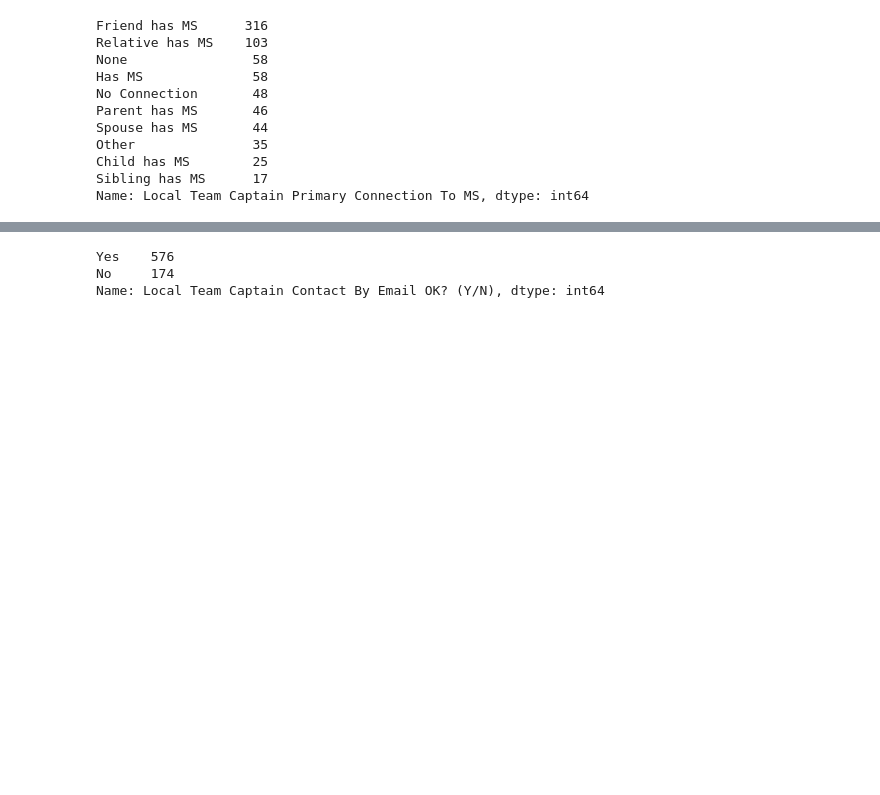
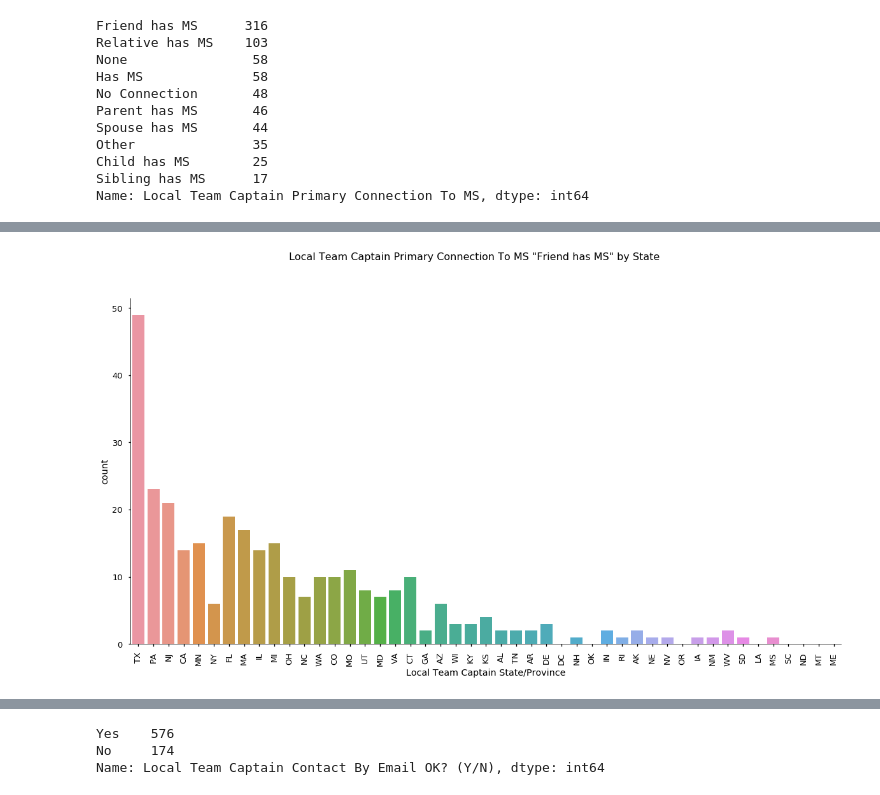
Before and after one commit to mills-jeffreyb/GENBA894, a Jupyter notebook: Mills_Jeff_CapstoneProject-National Bike Teams.ipynb, the cells around one changed output, grey strips where cells are left out. Cells and saved outputs as stored; diff of their text form; code cells hidden in the pictures; blank space fills up the shorter version.

```diff
--- a/Mills_Jeff_CapstoneProject-National Bike Teams.ipynb
+++ b/Mills_Jeff_CapstoneProject-National Bike Teams.ipynb
@@ -150,0 +176,12 @@ Name: Local Team Captain Primary Connection To MS, dtype: int64
+# %%
+
+#sns.set_context("paper")
+plt.figure(figsize=(20,10))
+
+sns.countplot(x='Local Team Captain State/Province', data=nationalteams[nationalteams['Local Team Captain Primary Connection To MS'] == 'Friend has MS'],order = nationalteams['Local Team Captain State/Province'].value_counts().index)
+plt.xticks(rotation=90)
+plt.suptitle('Local Team Captain Primary Connection To MS "Friend has MS" by State', fontsize=16)
+
+sns.despine()
+# %% [output]
+[figure, added]
```
Also changed, not shown: parts of 23 cells of this notebook, 4 other files.
